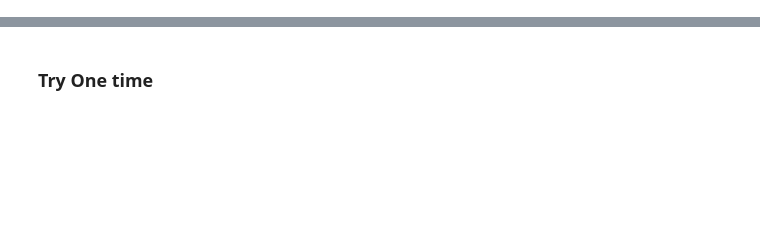
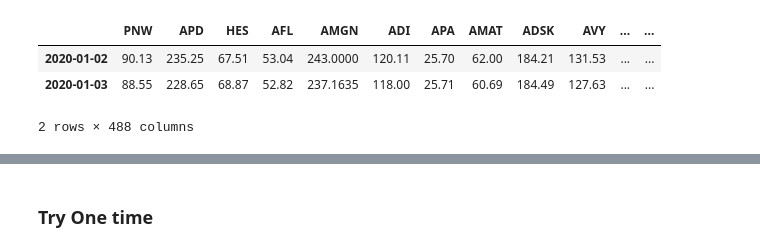
Before and after one commit to r50206v/E4008-Computational-Discrete-Optimization, a Jupyter notebook: Project/tabu-search.ipynb, the cells around one changed output, grey strips where cells are left out. Saved outputs shown, nothing was run; the diff lists cells and outputs as text; code cells hidden in the pictures; blank space fills up the shorter version.

```diff
--- a/Project/tabu-search.ipynb
+++ b/Project/tabu-search.ipynb
@@ -54,0 +69,7 @@ check_params = {
+# %%
+test.head(2)
+# %% [output]
+|  | PNW | APD | HES | AFL | AMGN | ADI | APA | AMAT | ADSK | AVY | ... | ... |
+| 2020-01-02 | 90.13 | 235.25 | 67.51 | 53.04 | 243.0000 | 120.11 | 25.70 | 62.00 | 184.21 | 131.53 | ... | ... |
+| 2020-01-03 | 88.55 | 228.65 | 68.87 | 52.82 | 237.1635 | 118.00 | 25.71 | 60.69 | 184.49 | 127.63 | ... | ... |
+2 rows × 488 columns
```
Also changed, not shown: parts of 11 cells of this notebook.
